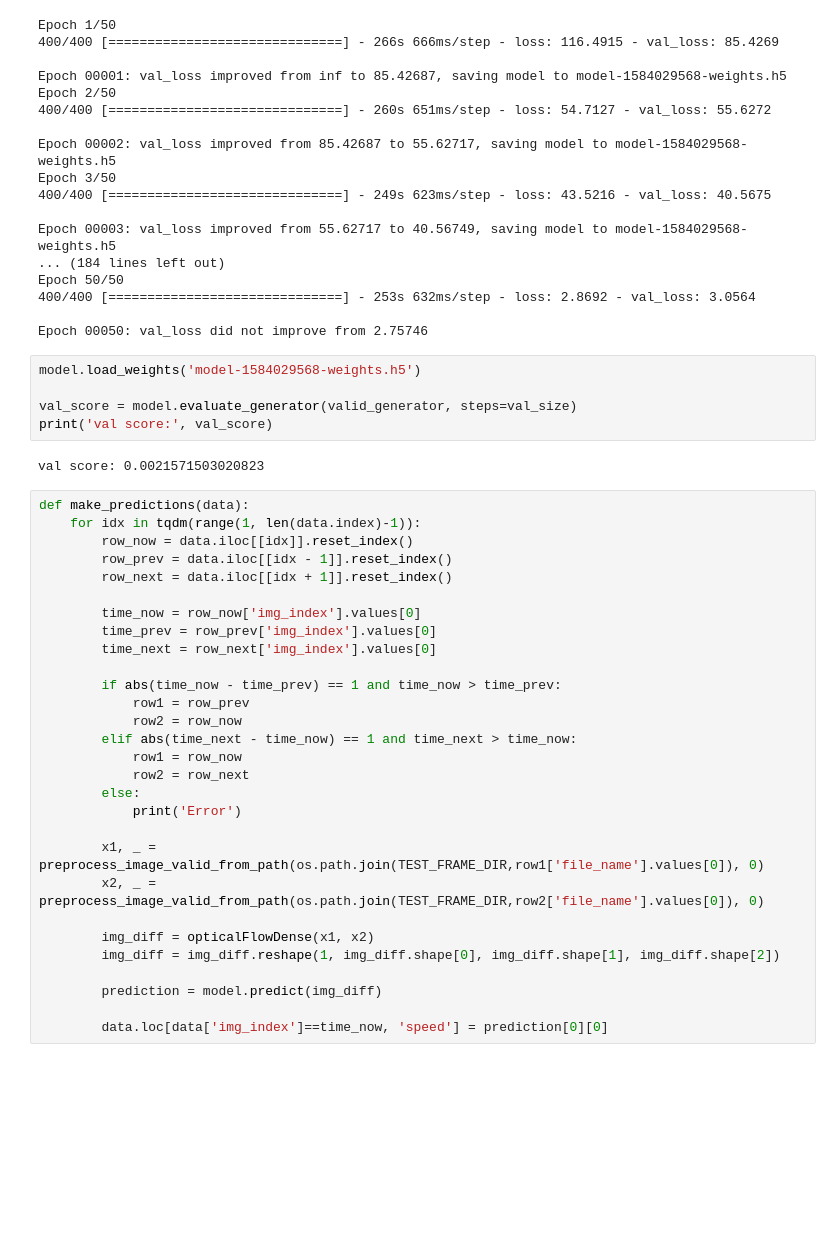
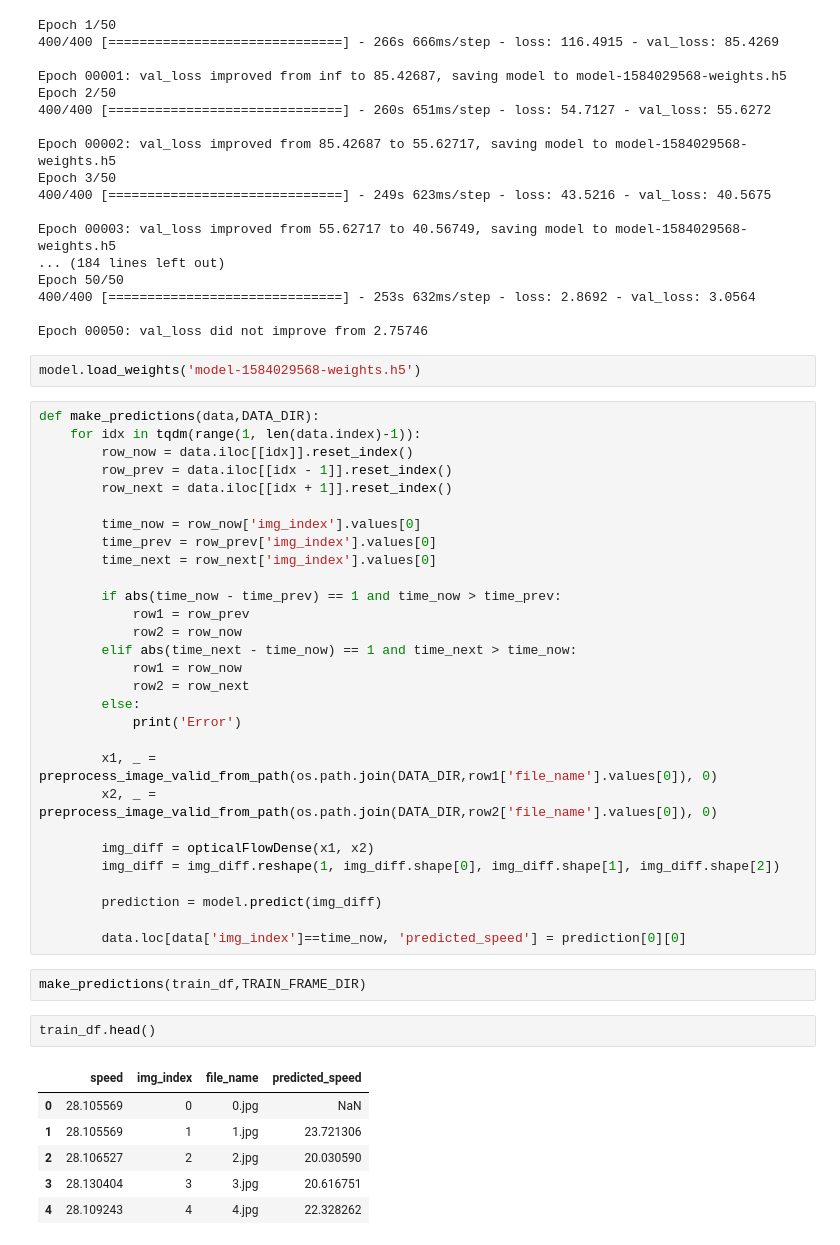
Before and after one commit to Davit98/Car-Speed-Detection-From-Video, a Jupyter notebook: main.ipynb, the cells around one changed output. Saved outputs shown, nothing was run; the diff lists cells and outputs as text; blank space fills up the shorter version.

```diff
--- a/main.ipynb
+++ b/main.ipynb
@@ -413,13 +414,8 @@ Epoch 50/50
 Epoch 00050: val_loss did not improve from 2.75746
 # %%
 model.load_weights('model-1584029568-weights.h5')
-
-val_score = model.evaluate_generator(valid_generator, steps=val_size)
-print('val score:', val_score)
-# %% [output]
-val score: 0.0021571503020823
 # %%
-def make_predictions(data):
+def make_predictions(data,DATA_DIR):
     for idx in tqdm(range(1, len(data.index)-1)):
         row_now = data.iloc[[idx]].reset_index()
         row_prev = data.iloc[[idx - 1]].reset_index()
@@ -438,12 +434,23 @@ def make_predictions(data):
         else:
             print('Error')
 
-        x1, _ = preprocess_image_valid_from_path(os.path.join(TEST_FRAME_DIR,row1['file_name'].values[0]), 0)
-        x2, _ = preprocess_image_valid_from_path(os.path.join(TEST_FRAME_DIR,row2['file_name'].values[0]), 0)
+        x1, _ = preprocess_image_valid_from_path(os.path.join(DATA_DIR,row1['file_name'].values[0]), 0)
+        x2, _ = preprocess_image_valid_from_path(os.path.join(DATA_DIR,row2['file_name'].values[0]), 0)
 
         img_diff = opticalFlowDense(x1, x2)
         img_diff = img_diff.reshape(1, img_diff.shape[0], img_diff.shape[1], img_diff.shape[2])
 
         prediction = model.predict(img_diff)
 
-        data.loc[data['img_index']==time_now, 'speed'] = prediction[0][0]
+        data.loc[data['img_index']==time_now, 'predicted_speed'] = prediction[0][0]
+# %%
+make_predictions(train_df,TRAIN_FRAME_DIR)
+# %%
+train_df.head()
+# %% [output]
+|  | speed | img_index | file_name | predicted_speed |
+| 0 | 28.105569 | 0 | 0.jpg | NaN |
+| 1 | 28.105569 | 1 | 1.jpg | 23.721306 |
+| 2 | 28.106527 | 2 | 2.jpg | 20.030590 |
+| 3 | 28.130404 | 3 | 3.jpg | 20.616751 |
+| 4 | 28.109243 | 4 | 4.jpg | 22.328262 |
```
Also changed, not shown: parts of 12 cells of this notebook.
